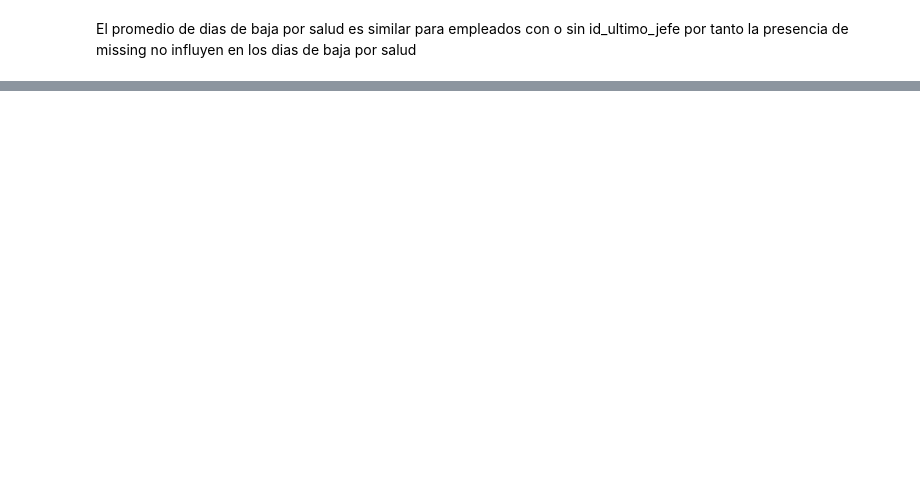
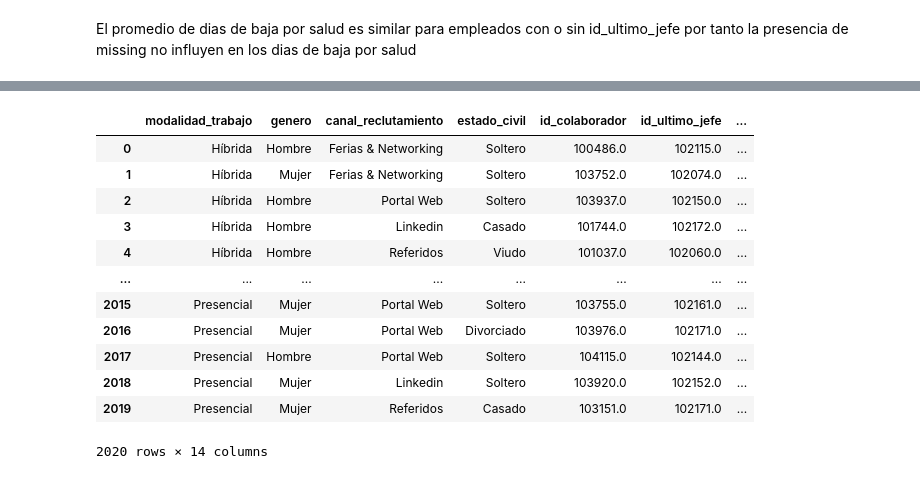
Before and after one commit to Freakscode/hackaton-indra, a Jupyter notebook: Datos_Hackaton/analisis_missing_test.ipynb, the cells around one changed output, grey strips where cells are left out. Drawn from its saved outputs; the diff is of its cells as text; code cells hidden in the pictures; blank space fills up the shorter version.

```diff
--- a/Datos_Hackaton/analisis_missing_test.ipynb
+++ b/Datos_Hackaton/analisis_missing_test.ipynb
@@ -487,3 +310,5 @@ df['id_ultimo_jefe'] = df_jefe['id_ultimo_jefe']
+# %%
+df = df_tra.copy(deep=True)
 # %%
 df.isnull().sum()
 # %% [output]
@@ -509,0 +335,16 @@ df.shape
+# %%
+# librerias
+import sklearn.impute
+from sklearn.neighbors import KNeighborsRegressor
+import sklearn.compose
+
+# creamos el imputador con knn
+knn_imputer = sklearn.impute.KNNImputer()
+
+# copia del dataframe
+df_knn = df.copy(deep=True)
+
+# imputacion de los valores faltantes
+df_knn.iloc[:, :] = knn_imputer.fit_transform(df).round()
+
+df_knn.isnull().sum()
@@ -509,0 +400,25 @@ df.shape
+# %%
+df_knn[categorical_v] = (
+    categorical_transformer # funcion que transforma los valores
+    .named_transformers_    # nombre de las transformaciones realizadas a los datos
+    .ordinalencoder
+    .inverse_transform(
+        X=df_knn[categorical_v]
+    )
+)
+
+df_knn
+# %% [output]
+|  | modalidad_trabajo | genero | canal_reclutamiento | estado_civil | id_colaborador | id_ultimo_jefe | ... |
+| 0 | Híbrida | Hombre | Ferias & Networking | Soltero | 100486.0 | 102115.0 | ... |
+| 1 | Híbrida | Mujer | Ferias & Networking | Soltero | 103752.0 | 102074.0 | ... |
+| 2 | Híbrida | Hombre | Portal Web | Soltero | 103937.0 | 102150.0 | ... |
+| 3 | Híbrida | Hombre | Linkedin | Casado | 101744.0 | 102172.0 | ... |
+| 4 | Híbrida | Hombre | Referidos | Viudo | 101037.0 | 102060.0 | ... |
+| ... | ... | ... | ... | ... | ... | ... | ... |
+| 2015 | Presencial | Mujer | Portal Web | Soltero | 103755.0 | 102161.0 | ... |
+| 2016 | Presencial | Mujer | Portal Web | Divorciado | 103976.0 | 102171.0 | ... |
+| 2017 | Presencial | Hombre | Portal Web | Soltero | 104115.0 | 102144.0 | ... |
+| 2018 | Presencial | Mujer | Linkedin | Soltero | 103920.0 | 102152.0 | ... |
+| 2019 | Presencial | Mujer | Referidos | Casado | 103151.0 | 102171.0 | ... |
+2020 rows × 14 columns
```
Also changed, not shown: parts of 64 cells of this notebook, 5 other files.
